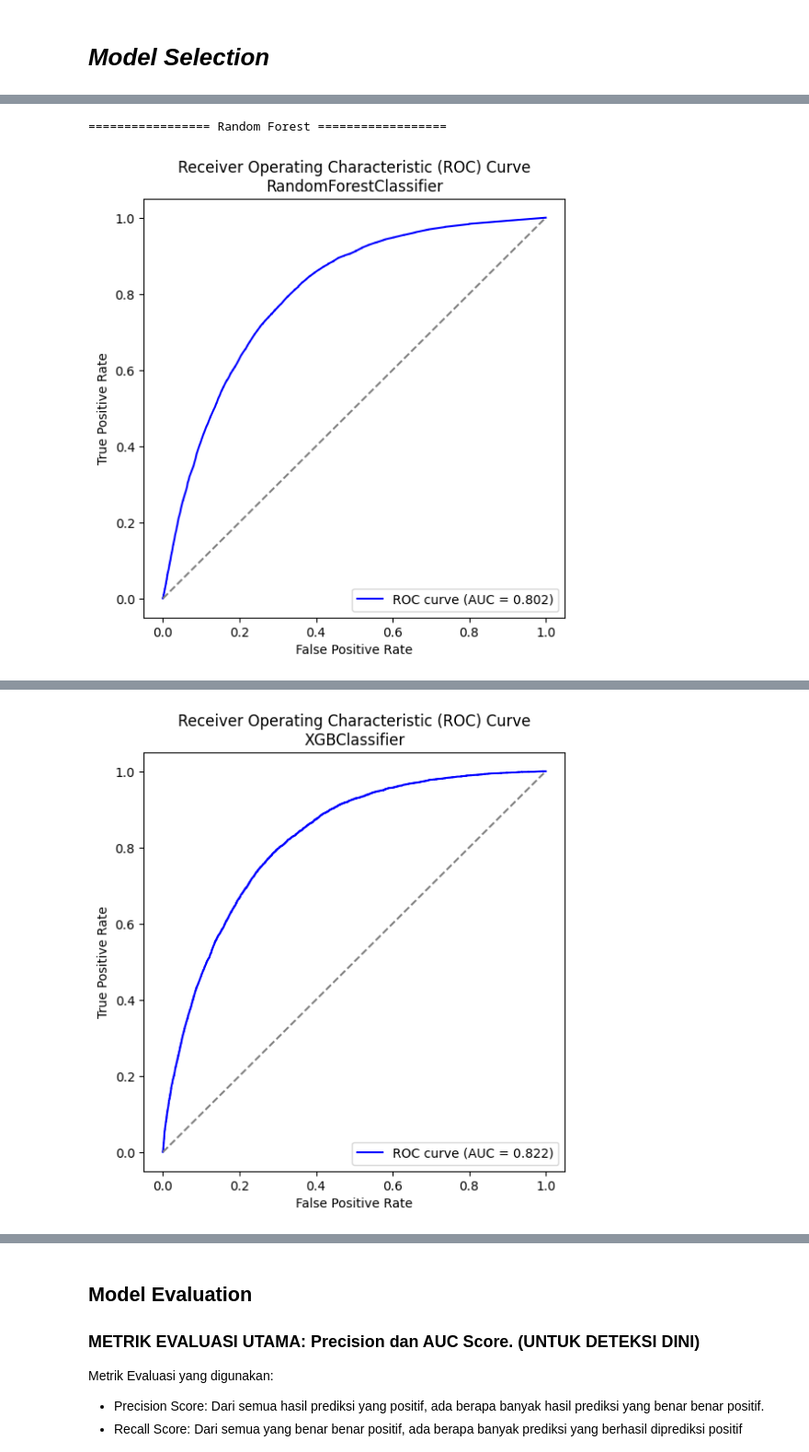
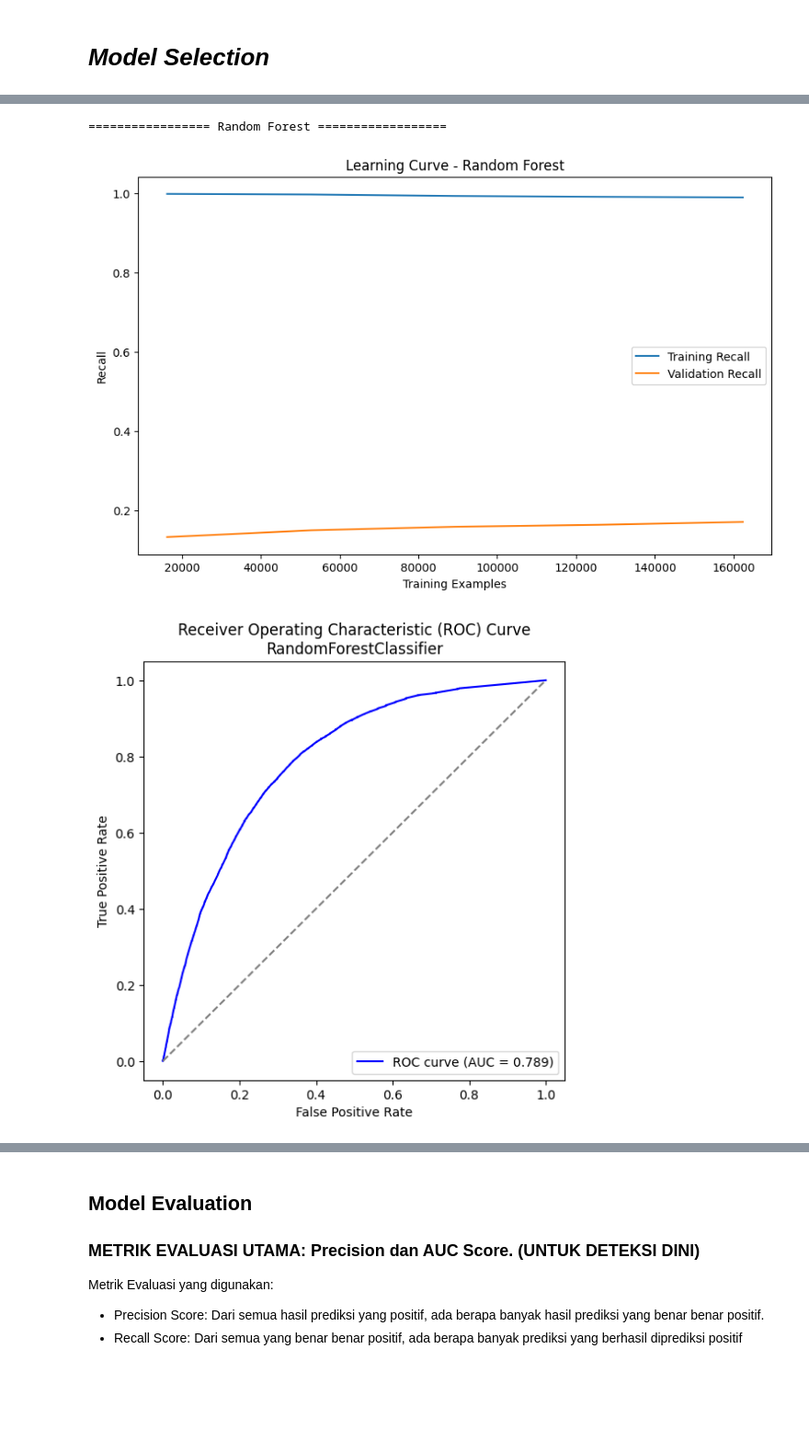
Before and after one commit to Ariqueeezz/MachineLearningProject, a Jupyter notebook: Production_DiabetesPrediction.ipynb, the cells around one changed output, grey strips where cells are left out. Shown at 92% size. Cells and saved outputs as stored; diff of their text form; code cells hidden in the pictures; blank space fills up the shorter version.

Commit message:
Menambahkan Cross Validation, Learning Curve, Memory Optimization, parameter stratify di train_test_split

```diff
--- a/Production_DiabetesPrediction.ipynb
+++ b/Production_DiabetesPrediction.ipynb
@@ -136,0 +141,3 @@ data_vis.head()
+# %%
+data = data.astype('int8')
+data.info()
@@ -165,3 +201,6 @@ plt.title("Korelasi Antar Fitur")
 plt.show()
 # %% [output]
 [figure]
+# %%
+data = data.drop(columns=['PhysHlth'])
+data.columns
@@ -214,9 +263,9 @@ Algoritma akan mengira bahwa BMI adalah Fitur paling penting/berkontribusi karen
 # %%
-# Splitting Data
+# Data Splitting
 X = data.drop(columns=['Diabetes_binary'])
 y = data['Diabetes_binary']
 
-X_train, X_test, y_train, y_test = train_test_split(X, y, test_size=0.2, random_state=42)
+X_train, X_test, y_train, y_test = train_test_split(X, y, test_size=0.2, random_state=42, stratify=y)
 # %%
 rfc = RandomForestClassifier(random_state=42, class_weight='balanced_subsample', n_estimators=200)
 xgb = XGBClassifier(random_state=42, scale_pos_weight=10, n_estimators=200)
@@ -238,17 +287,15 @@ for model_name, model, param in models:
         ('model', model)
     ])
 
-    # if (model_name == "XGBoost Classifier"):
-    #   grid_search = GridSearchCV(model, param_grid=param, cv=2, verbose=0, scoring='roc_auc')
-    #   grid_search.fit(X_train, y_train)
-    #   pipeline = grid_search.best_estimator_
-    #   best_params = grid_search.best_params_
-
     # Model Training
     pipeline.fit(X_train, y_train)
     y_pred = pipeline.predict(X_test)
     y_prob = pipeline.predict_proba(X_test)[:, 1]
 
+    # Cross Validation
+    cv_scores = cross_val_score(pipeline, X_train, y_train, cv=5, scoring='recall')
+
+    # Evaluation
     accuracy = accuracy_score(y_test, y_pred)
     precision = precision_score(y_test, y_pred)
     recall = recall_score(y_test, y_pred)
@@ -269,36 +316,56 @@ for model_name, model, param in models:
 
     fpr, tpr, thresholds = roc_curve(y_test, y_prob)
 
+    # Learning Curve
+    train_sizes, train_scores, test_scores = learning_curve(
+        pipeline, X_train, y_train, cv=5, scoring='recall', n_jobs=-1)
+
+    train_scores_mean = np.mean(train_scores, axis=1)
+    test_scores_mean = np.mean(test_scores, axis=1)
+
+    plt.figure(figsize=(10, 6))
+    plt.plot(train_sizes, train_scores_mean, label='Training Recall')
+    plt.plot(train_sizes, test_scores_mean, label='Validation Recall')
+    plt.xlabel('Training Examples')
+    plt.ylabel('Recall')
+    plt.title(f'Learning Curve - {model_name}')
+    plt.legend()
+    plt.show()
+
     plt.figure(figsize=(6,6))
     plt.plot(fpr, tpr, color='blue', label='ROC curve (AUC = %0.3f)' % roc_auc)
     plt.plot([0, 1], [0, 1], color='gray', linestyle='--')
     plt.xlabel('False Positive Rate')
     plt.ylabel('True Positive Rate')
     plt.title(f'Receiver Operating Characteristic (ROC) Curve\n{model.__class__.__name__}')
     plt.legend(loc="lower right")
     plt.show()
 
     print(f"Accuracy: {accuracy}")
     print(f"Precision: {precision}")
     print(f"Recall: {recall}")
     print(f"F1_Score: {f1}")
-    print(f"AUC Score: {roc_auc}")
-    # print(f"Hyperparameter: {best_params}")
+    print(f"AUC Score: {roc_auc}\n")
+
+    for i, score in enumerate(cv_scores):
+      print(f"Recall CV Score Fold-{i+1}: {score}")
+    print(f"Mean Recall CV Score: {cv_scores.mean()}")
     print()
 
     threshold = 0.3
     y_pred_adjusted = (y_prob >= threshold).astype(int)
 
     print(f"Threshold Tuning Recall Score {recall_score(y_test, y_pred_adjusted)}")
     print()
 
     if recall > best_score:
         best_score = recall
         best_model = pipeline
 
 print(f"Best Model:")
 print(f"Recall Score Test: {best_score}")
 print(f"Best Model: {best_model} with recall {best_score:.2f}")
 # %% [output]
 ================= Random Forest ==================
-[figure, old version]
+[figure, new version]
+[figure, new version]
@@ -312,3 +386,2 @@ Threshold Tuning Recall Score0.47577533228526514
 
 =============== XGBoost Classifier ===============
-[figure, old version]
```
Also changed, not shown: parts of 21 cells of this notebook.
